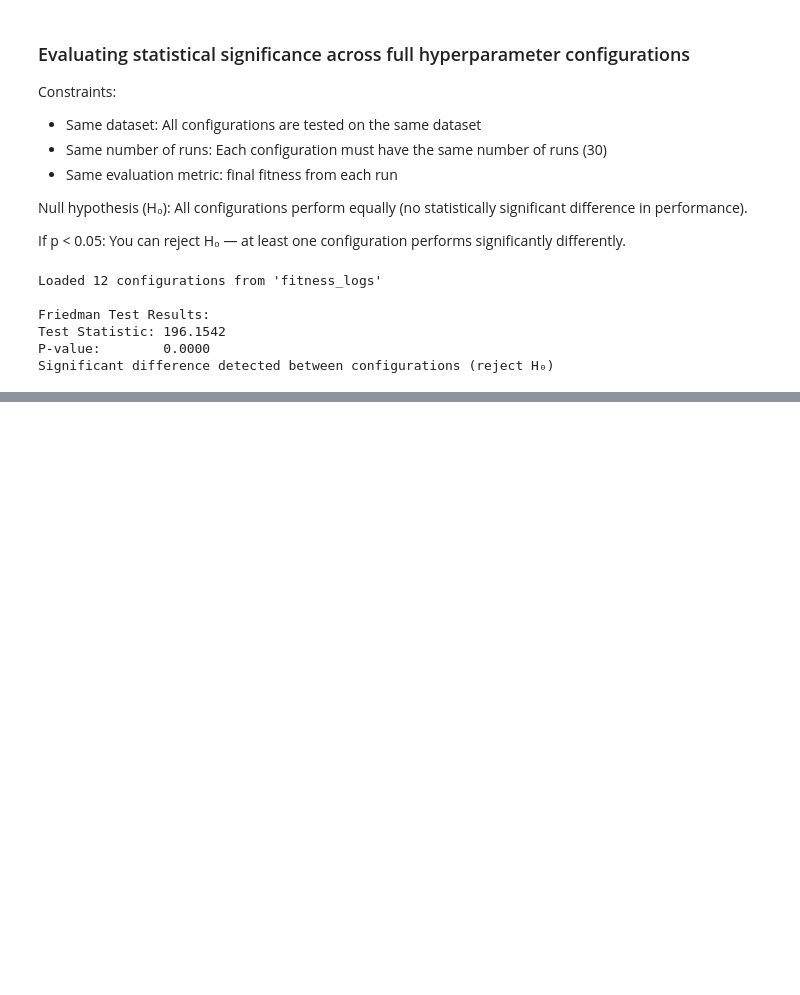
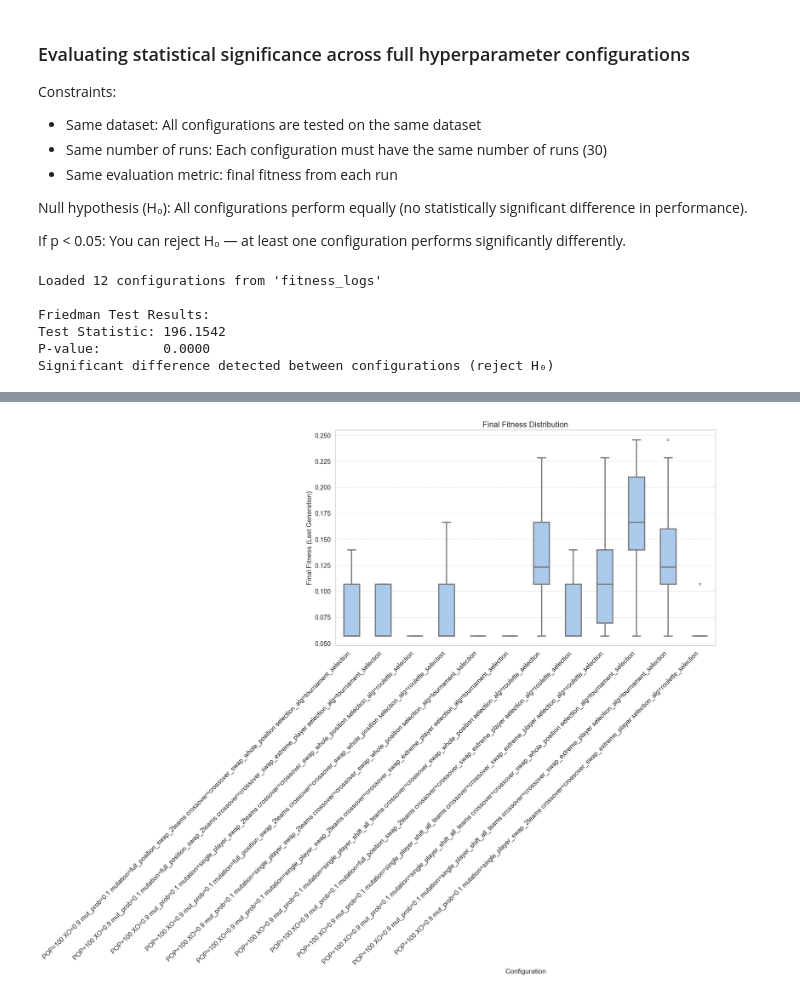
Before and after one commit to JuliaKarpienia/CIFO_project_groupA, a Jupyter notebook: evaluations.ipynb, the cells around one changed output, grey strips where cells are left out. Drawn from its saved outputs; the diff is of its cells as text; code cells hidden in the pictures; blank space fills up the shorter version.

```diff
--- a/evaluations.ipynb
+++ b/evaluations.ipynb
@@ -97,0 +61,4 @@ plot_median_convergence_curves
+# %%
+plot_final_fitness_boxplot()
+# %% [output]
+[figure, added]
```
Also changed, not shown: parts of 6 cells of this notebook, 1 other file.
